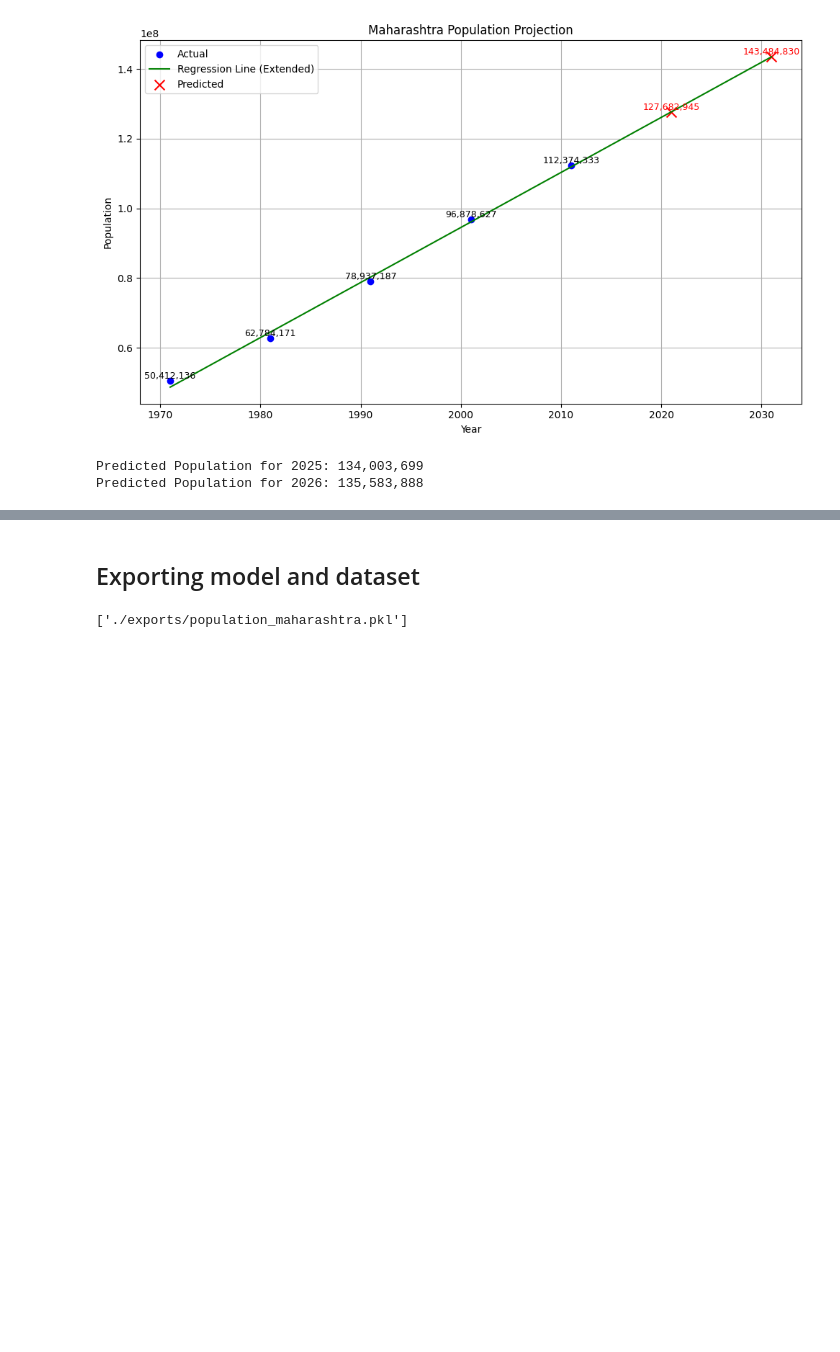
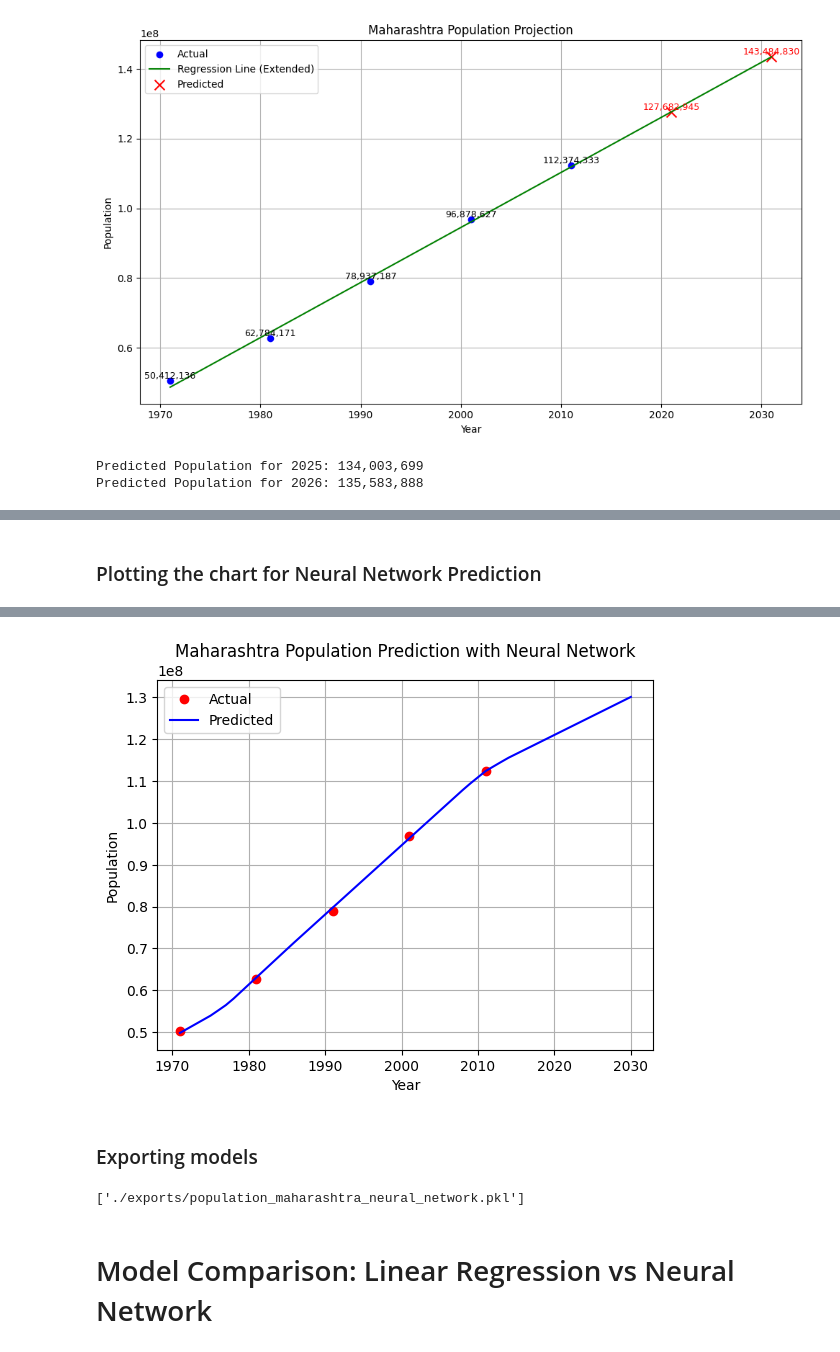
Before and after one commit to MrSaltyFish/census-data-analytics, a Jupyter notebook: Maharashtra_Comparison.ipynb, the cells around one changed output, grey strips where cells are left out. Cells and saved outputs as stored; diff of their text form; code cells hidden in the pictures; blank space fills up the shorter version.

Commit message:
Added Neural Network prediction and comparison

```diff
--- a/Maharashtra_Comparison.ipynb
+++ b/Maharashtra_Comparison.ipynb
@@ -978,0 +957,6 @@ Predicted Population for 2026: 135,583,888
+# %%
+# Independent variable (year)
+X = np.array(TRAIN_YEARS)
+
+# Dependent variable (total population)
+y = np.array(TRAIN_POPULATION)
@@ -978,0 +965,8 @@ Predicted Population for 2026: 135,583,888
+# %%
+# Normalize input years
+scaler_X = MinMaxScaler()
+X_scaled = scaler_X.fit_transform(X)
+
+# Normalize target population
+scaler_y = MinMaxScaler()
+y_scaled = scaler_y.fit_transform(y.reshape(-1, 1))
@@ -978,0 +975,13 @@ Predicted Population for 2026: 135,583,888
+# %%
+
+# Define the model
+neural_network = Sequential()
+neural_network.add(Dense(10, input_dim=1, activation='relu'))  # Input layer with 10 neurons
+neural_network.add(Dense(10, activation='relu'))               # Hidden layer
+neural_network.add(Dense(1))                                   # Output layer
+
+# Compile the model
+neural_network.compile(optimizer='adam', loss='mean_squared_error')
+
+# Train the model
+neural_network.fit(X_scaled, y_scaled, epochs=500, verbose=0)
@@ -978,0 +1012,18 @@ Predicted Population for 2026: 135,583,888
+# %% [markdown]
+### Plotting the chart for Neural Network Prediction
+# %%
+# Plot original vs predicted
+years = np.arange(1971, 2031, 1).reshape(-1, 1)
+years_scaled = scaler_X.transform(years)
+predicted_scaled = neural_network.predict(years_scaled)
+predicted = scaler_y.inverse_transform(predicted_scaled)
+
+plt.plot(X.flatten(), y, 'ro', label='Actual')
+plt.plot(years, predicted, 'b-', label='Predicted')
+plt.xlabel('Year')
+plt.ylabel('Population')
+plt.title('Maharashtra Population Prediction with Neural Network')
+plt.legend()
+plt.grid(True)
+plt.show()
+# %% [output]
@@ -979,8 +1031,11 @@ Predicted Population for 2026: 135,583,888
+[figure, added]
 # %% [markdown]
-## Exporting model and dataset
+### Exporting models
 # %%
 import joblib
+joblib.dump(linear_regression, './exports/population_maharashtra_linear_regression.pkl')
+joblib.dump(neural_network, './exports/population_maharashtra_neural_network.pkl')
+# %% [output]
+['./exports/population_maharashtra_neural_network.pkl']
-# %%
-joblib.dump(model, './exports/population_maharashtra.pkl')
-# %% [output]
-['./exports/population_maharashtra.pkl']
+# %% [markdown]
+# Model Comparison: Linear Regression vs Neural Network
```
Also changed, not shown: parts of 26 cells of this notebook, 12 other files.
